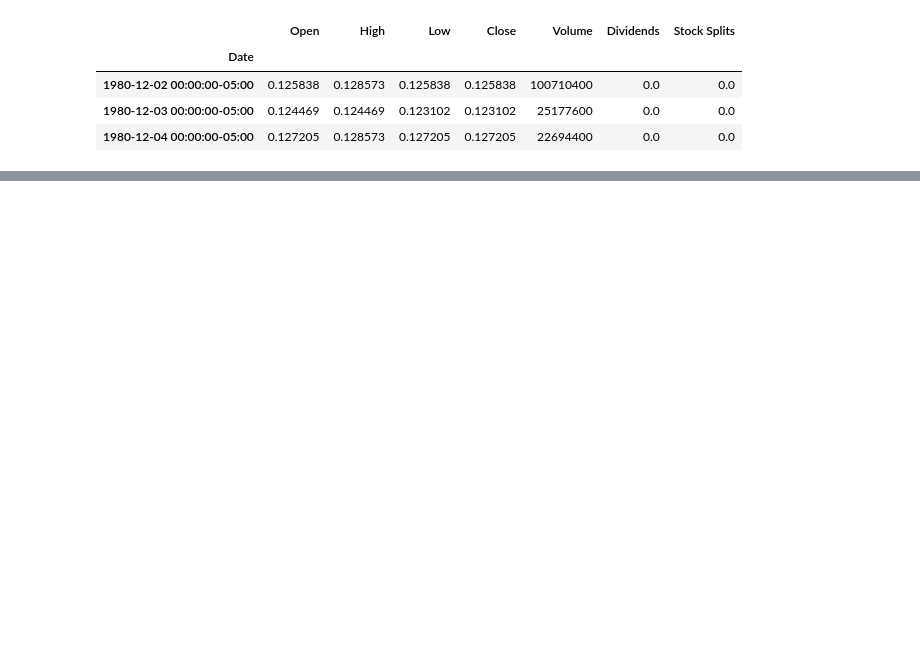
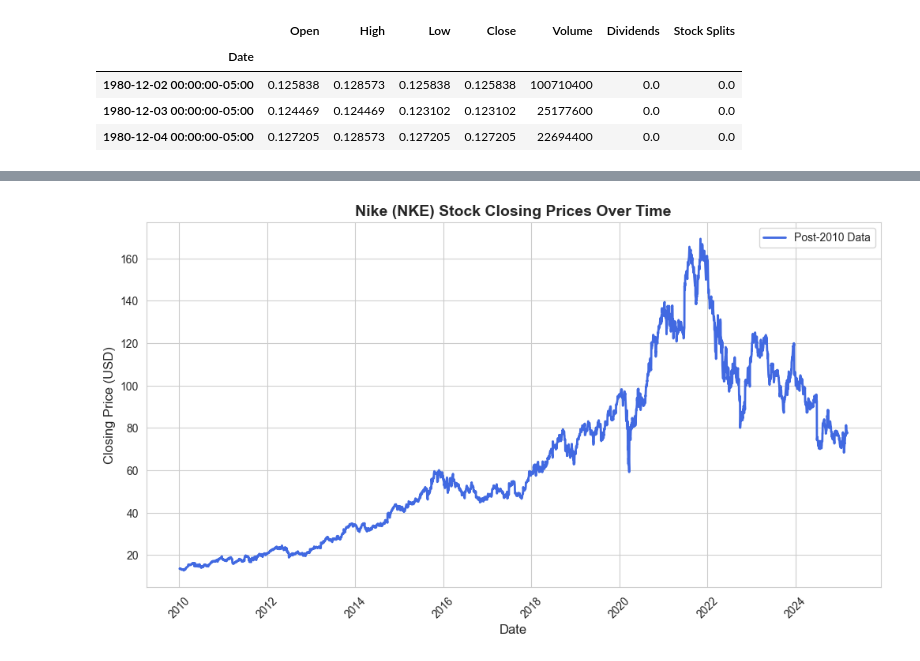
Before and after one commit to mfannin099/Stock_Analysis, a Jupyter notebook: nke_eda.ipynb, the cells around one changed output, grey strips where cells are left out. Cells and saved outputs as stored; diff of their text form; code cells hidden in the pictures; blank space fills up the shorter version.

```diff
--- a/nke_eda.ipynb
+++ b/nke_eda.ipynb
@@ -24,3 +27,5 @@ nke_df.head(3)
 nke_df['Intraday'] = nke_df['Close'] - nke_df['Open']
 # Calculate Log Returns
 nke_df['Log Return'] = np.log(nke_df['Close'] / nke_df['Close'].shift(1))
+nke_df['Pct Change'] = nke_df['Close'].pct_change(periods=1)
+nke_df.head(3)
@@ -26,0 +70,33 @@ nke_df['Log Return'] = np.log(nke_df['Close'] / nke_df['Close'].shift(1))
+# %%
+# Set seaborn style for better aesthetics
+sns.set_style("whitegrid")  # Options: "darkgrid", "white", "whitegrid", "ticks"
+
+# Create the figure
+plt.figure(figsize=(12, 6))
+
+# # Plot the full stock closing prices
+# sns.lineplot(data=nke_df, x=nke_df.index, y='Close',
+#              label='Full Data', color='gray', linewidth=1.5, alpha=0.5)
+
+# Filtered dataset from Jan 1, 2010
+nke_df_filtered = nke_df[nke_df.index >= '2010-01-01']
+
+# Plot the filtered stock closing prices
+sns.lineplot(data=nke_df_filtered, x=nke_df_filtered.index, y='Close',
+             label='Post-2010 Data', color='royalblue', linewidth=2)
+
+# Add labels and title
+plt.xlabel('Date', fontsize=12)
+plt.ylabel('Closing Price (USD)', fontsize=12)
+plt.title('Nike (NKE) Stock Closing Prices Over Time', fontsize=14, fontweight='bold')
+
+# Rotate x-axis labels for better readability
+plt.xticks(rotation=45)
+
+# Show the legend
+plt.legend()
+
+# Show the plot
+plt.show()
+# %% [output]
+[figure, added]
```
Also changed, not shown: parts of 9 cells of this notebook, 1 other file.
